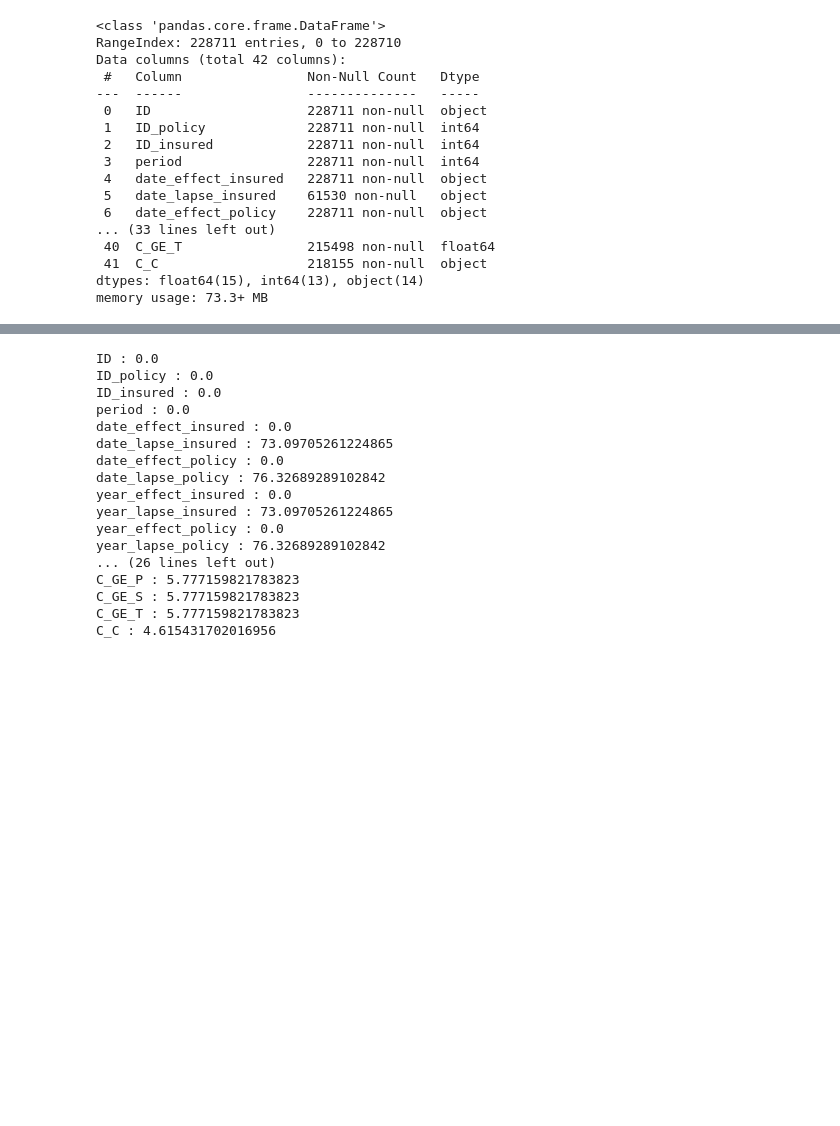
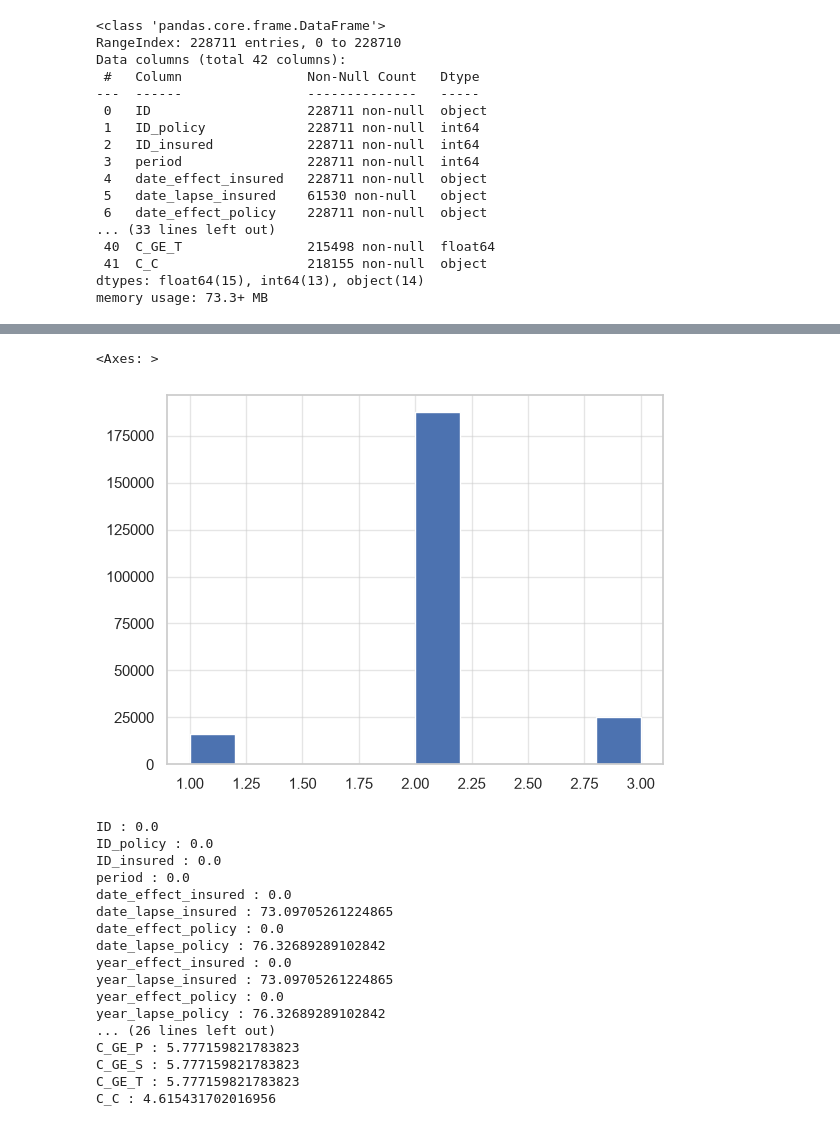
Before and after one commit to Affan279/Customer-Churn-Prediction, a Jupyter notebook: notebooks/01_eda.ipynb, the cells around one changed output, grey strips where cells are left out. Saved outputs shown, nothing was run; the diff lists cells and outputs as text; code cells hidden in the pictures; blank space fills up the shorter version.

```diff
--- a/notebooks/01_eda.ipynb
+++ b/notebooks/01_eda.ipynb
@@ -66,5 +66,10 @@ insu_df["age"].hist(bins=bins)
 # %%
-df = insu_df
+
+
+insu_df["lapse"].hist()
+# %% [output]
+<Axes: >
+[figure, added]
 # %%
 # we got all the non null value
 
```
Also changed, not shown: parts of 26 cells of this notebook, 2 other files.
